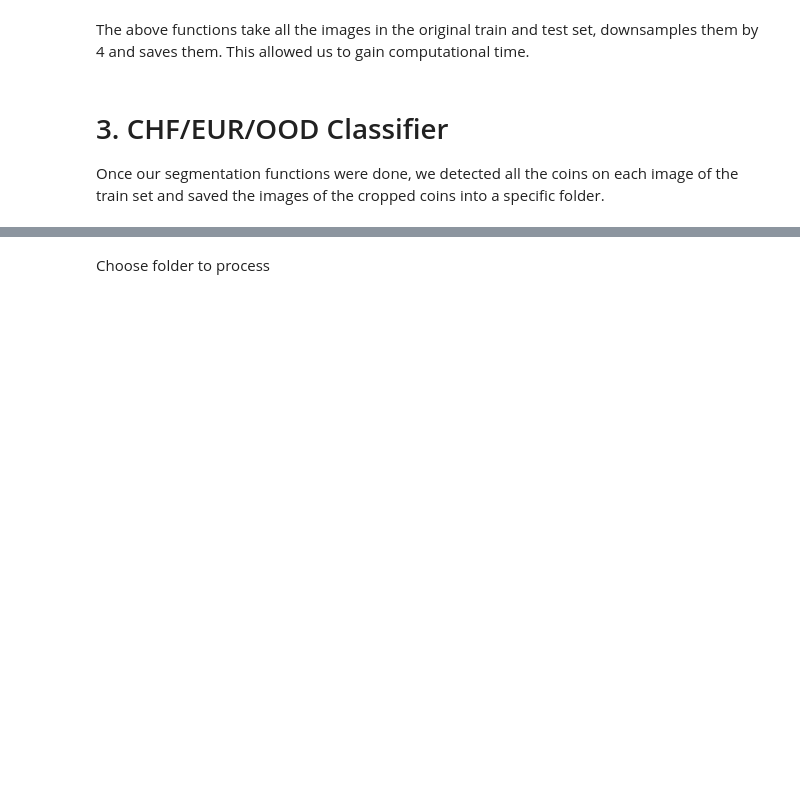
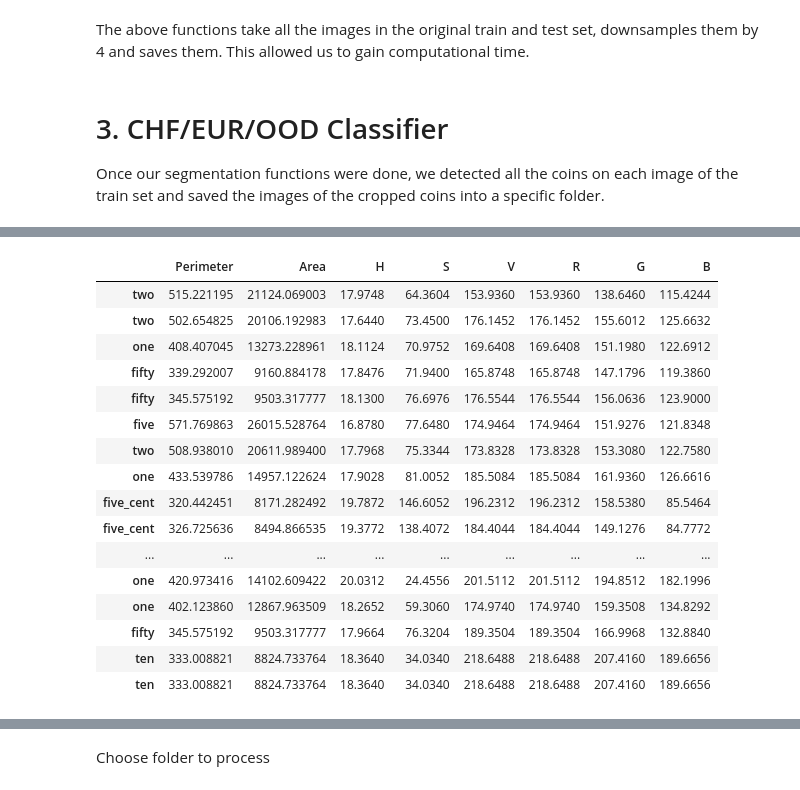
Before and after one commit to raphaellehartwig/iapr_group_55, a Jupyter notebook: project/rapport_Lucille.ipynb, the cells around one changed output, grey strips where cells are left out. Cells and saved outputs as stored; diff of their text form; code cells hidden in the pictures; blank space fills up the shorter version.

```diff
--- a/project/rapport_Lucille.ipynb
+++ b/project/rapport_Lucille.ipynb
@@ -95,0 +140,49 @@ hand
+# %%
+neutrals_list = ['L1010298.JPG', 'L1010318.JPG']
+noisy_list = ['L1010328.JPG', 'L1010341.JPG', 'L1010475.JPG']
+hand_list = ['L1010383.JPG', 'L1010378.JPG', 'L1010515.JPG', 'L1010515.JPG']
+
+cropped_images = []
+for img_neutral in neutrals_list:
+    cropped, _ = detect_and_crop_coins(img_path=train_path + '/neutral/' + img_neutral, image_type='neutral', display_cropped=False)
+    cropped_images = cropped_images + cropped
+
+for img_noisy in noisy_list:
+    cropped, _ = detect_and_crop_coins(img_path=train_path + '/noisy/' + img_noisy, image_type='noisy', display_cropped=False)
+    cropped_images = cropped_images + cropped
+
+for img_hand in hand_list:
+    cropped, _ = detect_and_crop_coins(img_path=train_path + '/hand/' + img_hand, image_type='hand', display_cropped=False)
+    cropped_images = cropped_images + cropped
+
+circles = []
+for img in cropped_images:
+    circle = detect_circles_classification(img=img, display=False)
+    circles.append(circle)
+
+# Assume `circles` is already defined and contains the detected circles
+properties = calculate_circle_properties(circles, cropped_images)
+
+# Creating a DataFrame
+labels = ['two', 'two', 'one', 'fifty', 'fifty', 'five', 'two', 'euro', 'one', 'five_cent', 'five_cent', 'euro', 'euro', 'ten', 'euro', 'five_cent', 'two', 'euro', 'fifty', 'euro', 'one', 'two', 'one', 'ten', 'five', 'five', 'euro', 'twenty', 'euro', 'euro', 'one', 'five_cent', 'one', 'one', 'one', 'euro', 'fifty', 'euro', 'euro', 'ten', 'euro', 'euro', 'ten']
+df = pd.DataFrame(properties, columns=['Perimeter', 'Area', 'H', 'S', 'V', 'R', 'G', 'B'], index=labels)
+df = df.drop('euro')
+df
+# %% [output]
+|  | Perimeter | Area | H | S | V | R | G | B |
+| two | 515.221195 | 21124.069003 | 17.9748 | 64.3604 | 153.9360 | 153.9360 | 138.6460 | 115.4244 |
+| two | 502.654825 | 20106.192983 | 17.6440 | 73.4500 | 176.1452 | 176.1452 | 155.6012 | 125.6632 |
+| one | 408.407045 | 13273.228961 | 18.1124 | 70.9752 | 169.6408 | 169.6408 | 151.1980 | 122.6912 |
+| fifty | 339.292007 | 9160.884178 | 17.8476 | 71.9400 | 165.8748 | 165.8748 | 147.1796 | 119.3860 |
+| fifty | 345.575192 | 9503.317777 | 18.1300 | 76.6976 | 176.5544 | 176.5544 | 156.0636 | 123.9000 |
+| five | 571.769863 | 26015.528764 | 16.8780 | 77.6480 | 174.9464 | 174.9464 | 151.9276 | 121.8348 |
+| two | 508.938010 | 20611.989400 | 17.7968 | 75.3344 | 173.8328 | 173.8328 | 153.3080 | 122.7580 |
+| one | 433.539786 | 14957.122624 | 17.9028 | 81.0052 | 185.5084 | 185.5084 | 161.9360 | 126.6616 |
+| five_cent | 320.442451 | 8171.282492 | 19.7872 | 146.6052 | 196.2312 | 196.2312 | 158.5380 | 85.5464 |
+| five_cent | 326.725636 | 8494.866535 | 19.3772 | 138.4072 | 184.4044 | 184.4044 | 149.1276 | 84.7772 |
+| ... | ... | ... | ... | ... | ... | ... | ... | ... |
+| one | 420.973416 | 14102.609422 | 20.0312 | 24.4556 | 201.5112 | 201.5112 | 194.8512 | 182.1996 |
+| one | 402.123860 | 12867.963509 | 18.2652 | 59.3060 | 174.9740 | 174.9740 | 159.3508 | 134.8292 |
+| fifty | 345.575192 | 9503.317777 | 17.9664 | 76.3204 | 189.3504 | 189.3504 | 166.9968 | 132.8840 |
+| ten | 333.008821 | 8824.733764 | 18.3640 | 34.0340 | 218.6488 | 218.6488 | 207.4160 | 189.6656 |
+| ten | 333.008821 | 8824.733764 | 18.3640 | 34.0340 | 218.6488 | 218.6488 | 207.4160 | 189.6656 |
```
Also changed, not shown: parts of 39 cells of this notebook, 2 other files.
